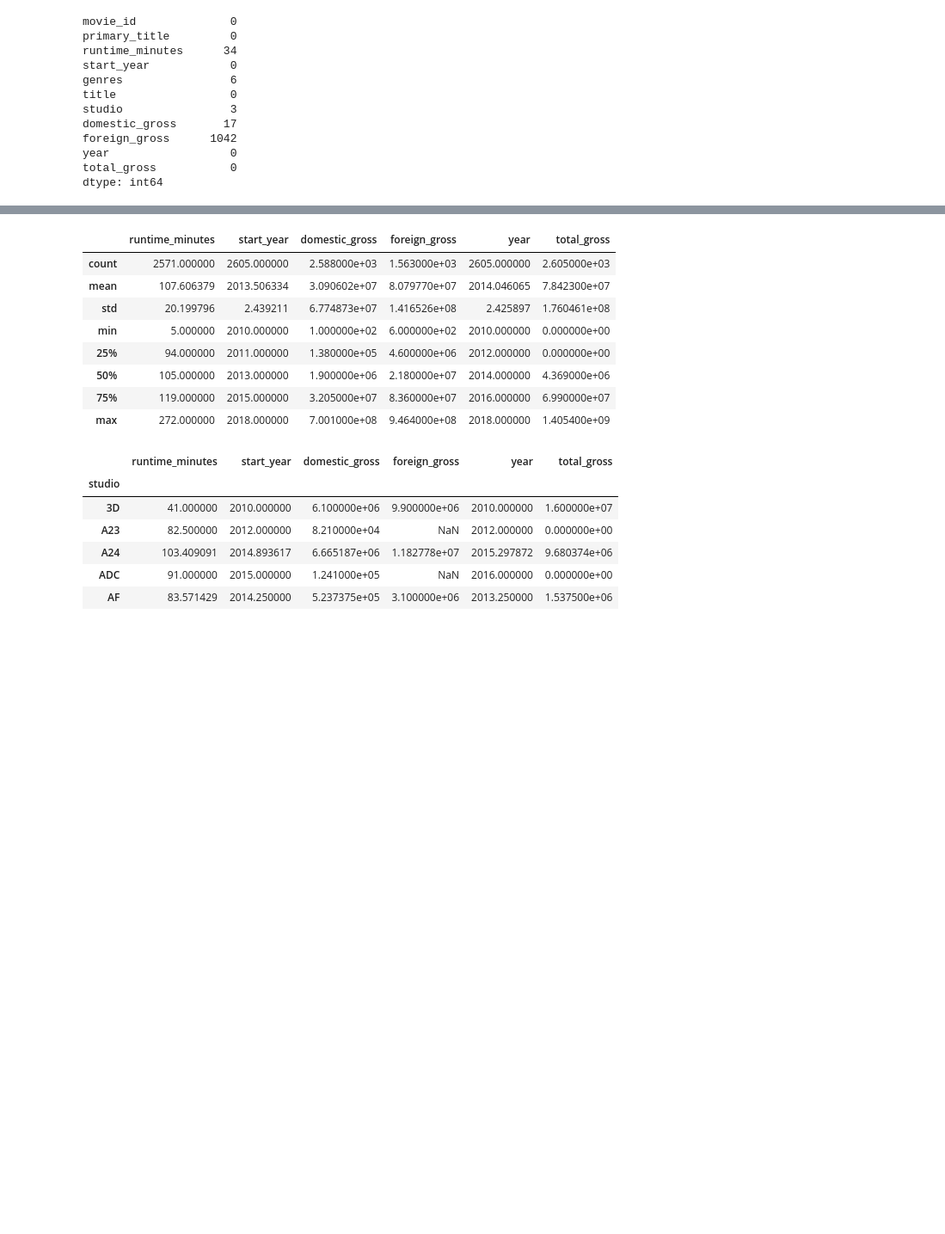
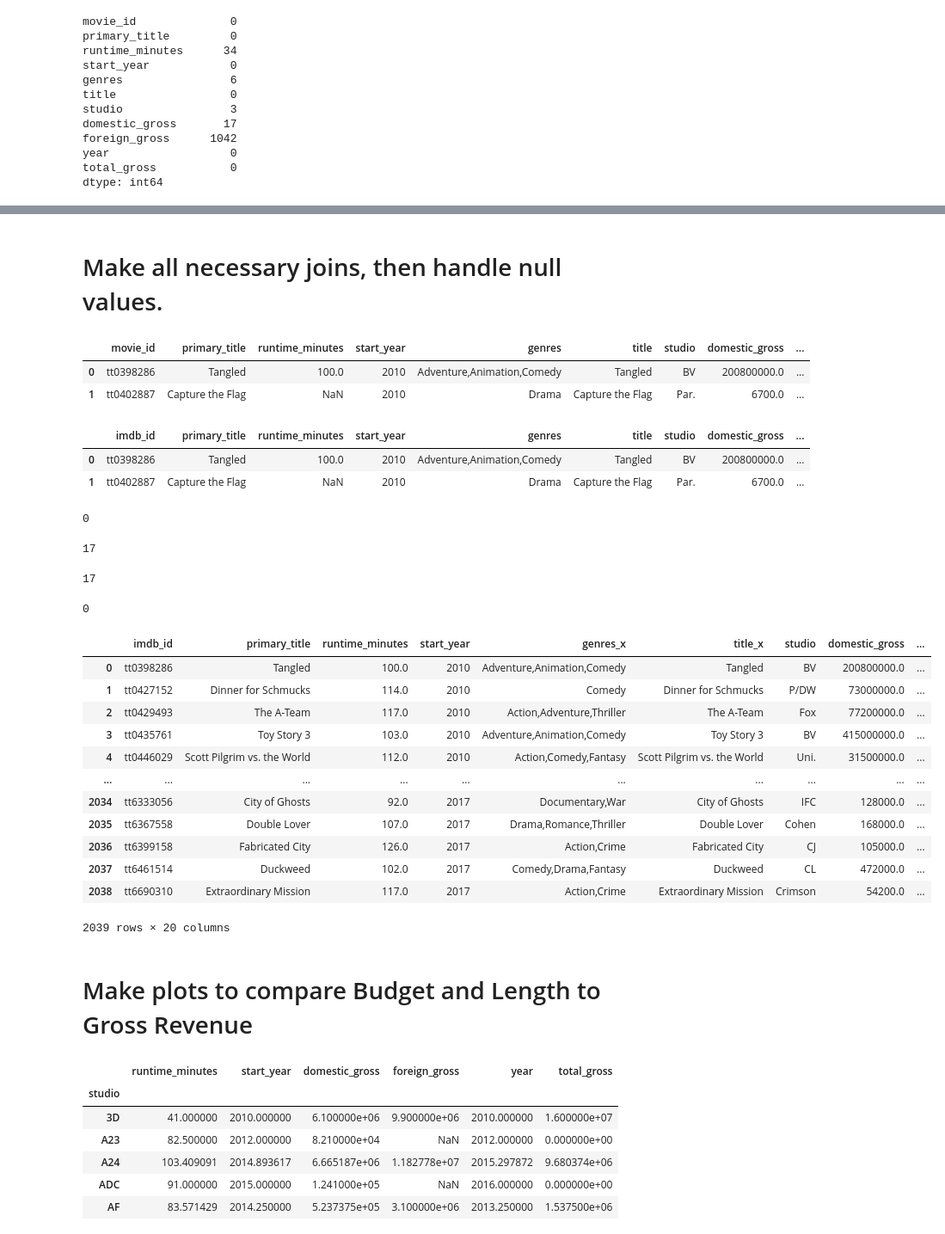
Before and after one commit to jsharing/Microsoft-Studio-Recommendations, a Jupyter notebook: student.ipynb, the cells around one changed output, grey strips where cells are left out. Shown at 86% size. Drawn from its saved outputs; the diff is of its cells as text; code cells hidden in the pictures; blank space fills up the shorter version.

```diff
--- a/student.ipynb
+++ b/student.ipynb
@@ -382,15 +408,67 @@ dtype: int64
+# %% [markdown]
+# Make all necessary joins, then handle null values.
+# %%
+working_studio_df.head(2)
+# %% [output]
+|  | movie_id | primary_title | runtime_minutes | start_year | genres | title | studio | domestic_gross | ... |
+| 0 | tt0398286 | Tangled | 100.0 | 2010 | Adventure,Animation,Comedy | Tangled | BV | 200800000.0 | ... |
+| 1 | tt0402887 | Capture the Flag | NaN | 2010 | Drama | Capture the Flag | Par. | 6700.0 | ... |
+# %%
+## Join dataFrame with budget: new_metadata_df   new_metadata_df['imdb_id'] = working_studio_df['movie_id']
+
+## Change 'movie_id' column name to 'imdb_id'
+working_studio_df = working_studio_df.rename(columns={'movie_id':'imdb_id'})
+# %%
+working_studio_df.head(2)
+# %% [output]
+|  | imdb_id | primary_title | runtime_minutes | start_year | genres | title | studio | domestic_gross | ... |
+| 0 | tt0398286 | Tangled | 100.0 | 2010 | Adventure,Animation,Comedy | Tangled | BV | 200800000.0 | ... |
+| 1 | tt0402887 | Capture the Flag | NaN | 2010 | Drama | Capture the Flag | Par. | 6700.0 | ... |
+# %%
+# check for null values in 'imdb_id' in both dataFrames
+
+working_studio_df['imdb_id'].isna().sum()
+# %% [output]
+0
+# %%
+new_metadata_df['imdb_id'].isna().sum()        # found my issue
+# %% [output]
+17
+# %%
+#drop null values in 'imdb_id' in new_metadata_df
+new_metadata_df['imdb_id'].dropna(inplace=True)
+# %%
+new_metadata_df['imdb_id'].isna().sum()
+# %% [output]
+17
+# %%
+# try again
+new_metadata_df = new_metadata_df[new_metadata_df['imdb_id'].notna()]
+# %%
+new_metadata_df['imdb_id'].isna().sum()
+# %% [output]
+0
+# %%
+# Try join again
+working_studio_df = working_studio_df.merge(new_metadata_df, on = 'imdb_id')
 # %%
-working_studio_df.describe()
+working_studio_df
 # %% [output]
-|  | runtime_minutes | start_year | domestic_gross | foreign_gross | year | total_gross |
-| count | 2571.000000 | 2605.000000 | 2.588000e+03 | 1.563000e+03 | 2605.000000 | 2.605000e+03 |
-| mean | 107.606379 | 2013.506334 | 3.090602e+07 | 8.079770e+07 | 2014.046065 | 7.842300e+07 |
-| std | 20.199796 | 2.439211 | 6.774873e+07 | 1.416526e+08 | 2.425897 | 1.760461e+08 |
-| min | 5.000000 | 2010.000000 | 1.000000e+02 | 6.000000e+02 | 2010.000000 | 0.000000e+00 |
-| 25% | 94.000000 | 2011.000000 | 1.380000e+05 | 4.600000e+06 | 2012.000000 | 0.000000e+00 |
-| 50% | 105.000000 | 2013.000000 | 1.900000e+06 | 2.180000e+07 | 2014.000000 | 4.369000e+06 |
-| 75% | 119.000000 | 2015.000000 | 3.205000e+07 | 8.360000e+07 | 2016.000000 | 6.990000e+07 |
-| max | 272.000000 | 2018.000000 | 7.001000e+08 | 9.464000e+08 | 2018.000000 | 1.405400e+09 |
+|  | imdb_id | primary_title | runtime_minutes | start_year | genres_x | title_x | studio | domestic_gross | ... |
+| 0 | tt0398286 | Tangled | 100.0 | 2010 | Adventure,Animation,Comedy | Tangled | BV | 200800000.0 | ... |
+| 1 | tt0427152 | Dinner for Schmucks | 114.0 | 2010 | Comedy | Dinner for Schmucks | P/DW | 73000000.0 | ... |
+| 2 | tt0429493 | The A-Team | 117.0 | 2010 | Action,Adventure,Thriller | The A-Team | Fox | 77200000.0 | ... |
+| 3 | tt0435761 | Toy Story 3 | 103.0 | 2010 | Adventure,Animation,Comedy | Toy Story 3 | BV | 415000000.0 | ... |
+| 4 | tt0446029 | Scott Pilgrim vs. the World | 112.0 | 2010 | Action,Comedy,Fantasy | Scott Pilgrim vs. the World | Uni. | 31500000.0 | ... |
+| ... | ... | ... | ... | ... | ... | ... | ... | ... | ... |
+| 2034 | tt6333056 | City of Ghosts | 92.0 | 2017 | Documentary,War | City of Ghosts | IFC | 128000.0 | ... |
+| 2035 | tt6367558 | Double Lover | 107.0 | 2017 | Drama,Romance,Thriller | Double Lover | Cohen | 168000.0 | ... |
+| 2036 | tt6399158 | Fabricated City | 126.0 | 2017 | Action,Crime | Fabricated City | CJ | 105000.0 | ... |
+| 2037 | tt6461514 | Duckweed | 102.0 | 2017 | Comedy,Drama,Fantasy | Duckweed | CL | 472000.0 | ... |
+| 2038 | tt6690310 | Extraordinary Mission | 117.0 | 2017 | Action,Crime | Extraordinary Mission | Crimson | 54200.0 | ... |
+2039 rows × 20 columns
+# %% [markdown]
+# Make plots to compare Budget and Length to Gross Revenue
 # %%
 studio_df.groupby('studio').mean()   ###### practice. delete later #################################
 # %% [output]
```
Also changed, not shown: parts of 12 cells of this notebook.
